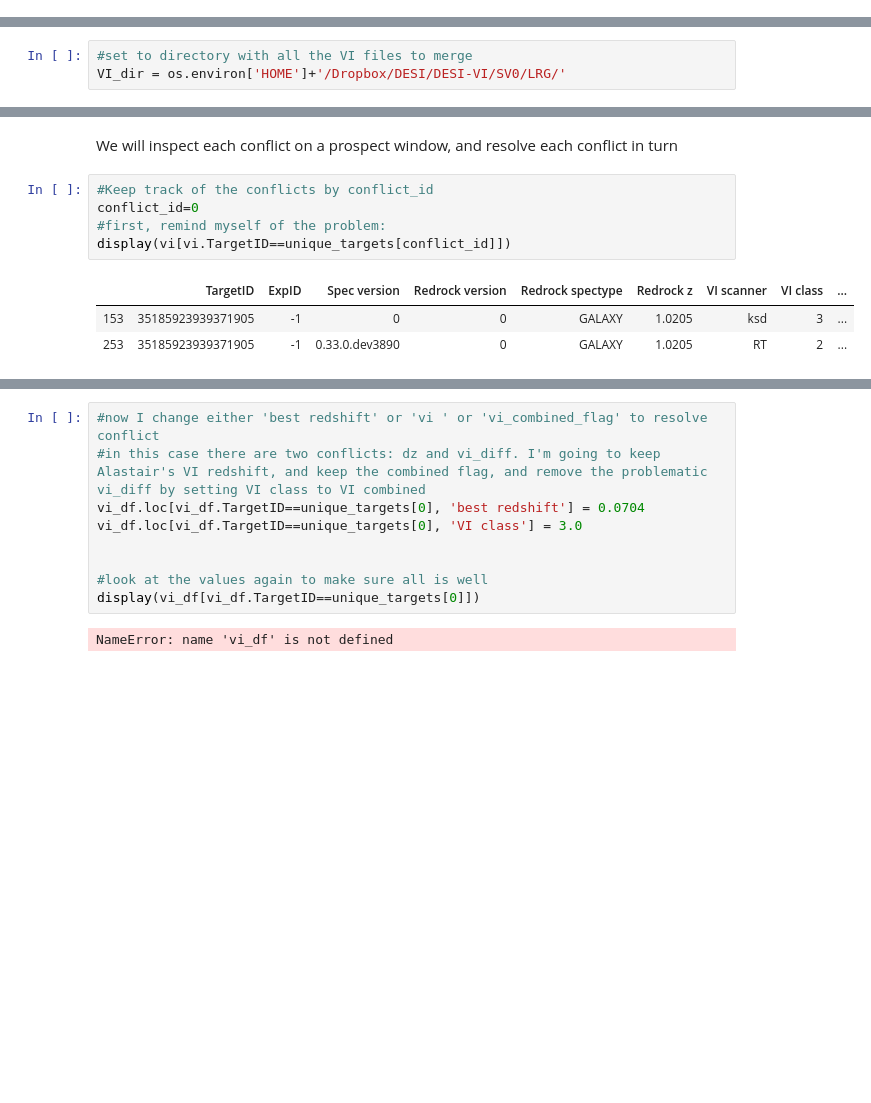
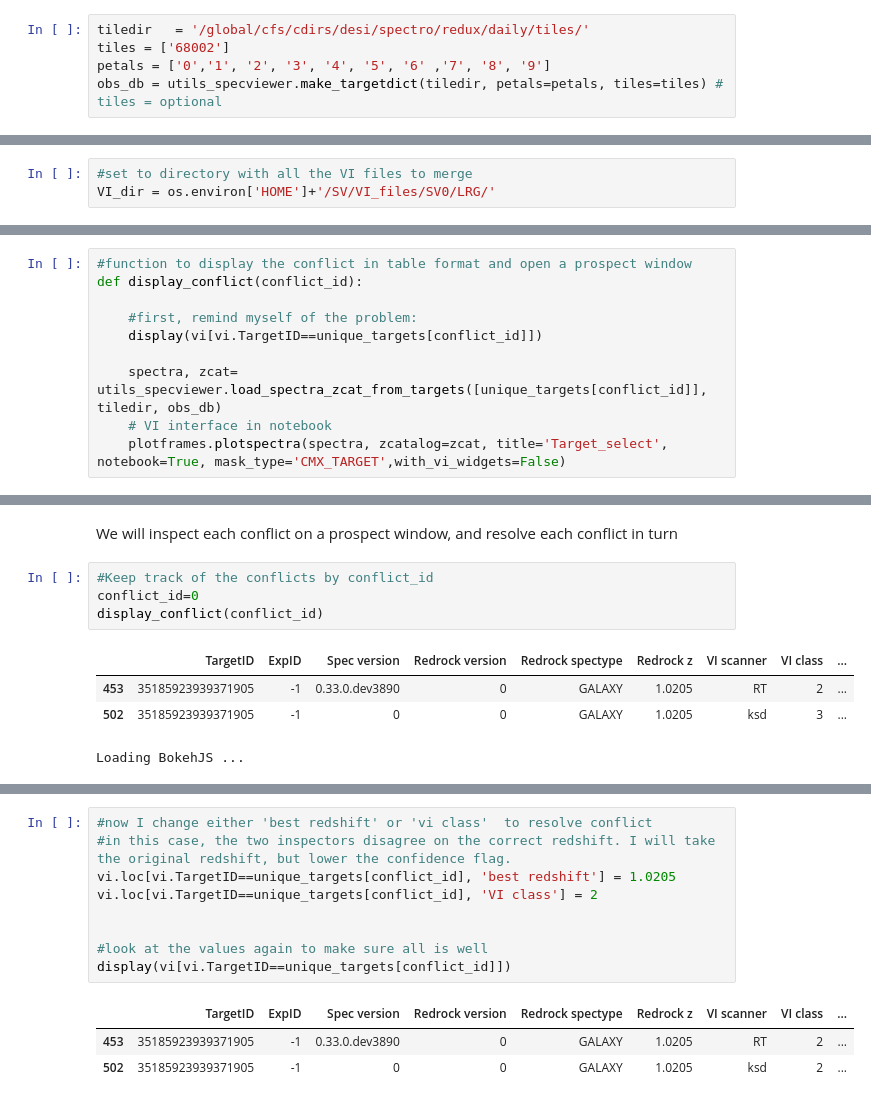
Before and after one commit to michaelJwilson/DESI_SV, a Jupyter notebook: VI_merge_sets.ipynb, the cells around one changed output, grey strips where cells are left out. Drawn from its saved outputs; the diff is of its cells as text; blank space fills up the shorter version.

```diff
--- a/VI_merge_sets.ipynb
+++ b/VI_merge_sets.ipynb
@@ -14,9 +20,14 @@ import fnmatch
 import matplotlib.pyplot as plt
+# %%
+tiledir   = '/global/cfs/cdirs/desi/spectro/redux/daily/tiles/'
+tiles = ['68002']
+petals = ['0','1', '2', '3', '4', '5', '6' ,'7', '8', '9']
+obs_db = utils_specviewer.make_targetdict(tiledir, petals=petals, tiles=tiles) # tiles = optional
 # %%
 pd.set_option('display.max_rows', 20)
 # %%
 #set to directory with all the VI files to merge
-VI_dir = os.environ['HOME']+'/Dropbox/DESI/DESI-VI/SV0/LRG/'
+VI_dir = os.environ['HOME']+'/SV/VI_files/SV0/LRG/'
 # %%
 #we will read all the *.csv files in this directory. Change as needed.
 
@@ -167,3 +188,13 @@ Suggestion: we edit either 'dz' or 'vi diff' or 'vi_combined_flag' to resolve co
+# %%
+#function to display the conflict in table format and open a prospect window
+def display_conflict(conflict_id):
+
+    #first, remind myself of the problem:
+    display(vi[vi.TargetID==unique_targets[conflict_id]])
+
+    spectra, zcat= utils_specviewer.load_spectra_zcat_from_targets([unique_targets[conflict_id]], tiledir, obs_db)
+    # VI interface in notebook
+    plotframes.plotspectra(spectra, zcatalog=zcat, title='Target_select', notebook=True, mask_type='CMX_TARGET',with_vi_widgets=False)
 # %%
 #first, keep a safe copy of the original dataframe
 vi_safe = vi.copy()
@@ -172,9 +203,9 @@ We will inspect each conflict on a prospect window, and resolve each conflict in
 # %%
 #Keep track of the conflicts by conflict_id
 conflict_id=0
-#first, remind myself of the problem:
-display(vi[vi.TargetID==unique_targets[conflict_id]])
+display_conflict(conflict_id)
 # %% [output]
 |  | TargetID | ExpID | Spec version | Redrock version | Redrock spectype | Redrock z | VI scanner | VI class | ... |
-| 153 | 35185923939371905 | -1 | 0 | 0 | GALAXY | 1.0205 | ksd | 3 | ... |
-| 253 | 35185923939371905 | -1 | 0.33.0.dev3890 | 0 | GALAXY | 1.0205 | RT | 2 | ... |
+| 453 | 35185923939371905 | -1 | 0.33.0.dev3890 | 0 | GALAXY | 1.0205 | RT | 2 | ... |
+| 502 | 35185923939371905 | -1 | 0 | 0 | GALAXY | 1.0205 | ksd | 3 | ... |
+Loading BokehJS ...
@@ -181,13 +215,15 @@ display(vi[vi.TargetID==unique_targets[conflict_id]])
 # %%
-#now I change either 'best redshift' or 'vi ' or 'vi_combined_flag' to resolve conflict
-#in this case there are two conflicts: dz and vi_diff. I'm going to keep Alastair's VI redshift, and keep the combined flag, and remove the problematic vi_diff by setting VI class to VI combined
-vi_df.loc[vi_df.TargetID==unique_targets[0], 'best redshift'] = 0.0704
-vi_df.loc[vi_df.TargetID==unique_targets[0], 'VI class'] = 3.0
+#now I change either 'best redshift' or 'vi class'  to resolve conflict
+#in this case, the two inspectors disagree on the correct redshift. I will take the original redshift, but lower the confidence flag.
+vi.loc[vi.TargetID==unique_targets[conflict_id], 'best redshift'] = 1.0205
+vi.loc[vi.TargetID==unique_targets[conflict_id], 'VI class'] = 2
 
 
 #look at the values again to make sure all is well
-display(vi_df[vi_df.TargetID==unique_targets[0]])
+display(vi[vi.TargetID==unique_targets[conflict_id]])
 # %% [output]
-NameError: name 'vi_df' is not defined
+|  | TargetID | ExpID | Spec version | Redrock version | Redrock spectype | Redrock z | VI scanner | VI class | ... |
+| 453 | 35185923939371905 | -1 | 0.33.0.dev3890 | 0 | GALAXY | 1.0205 | RT | 2 | ... |
+| 502 | 35185923939371905 | -1 | 0 | 0 | GALAXY | 1.0205 | ksd | 2 | ... |
 # %%
 #next one!
```
Also changed, not shown: parts of 21 cells of this notebook.
